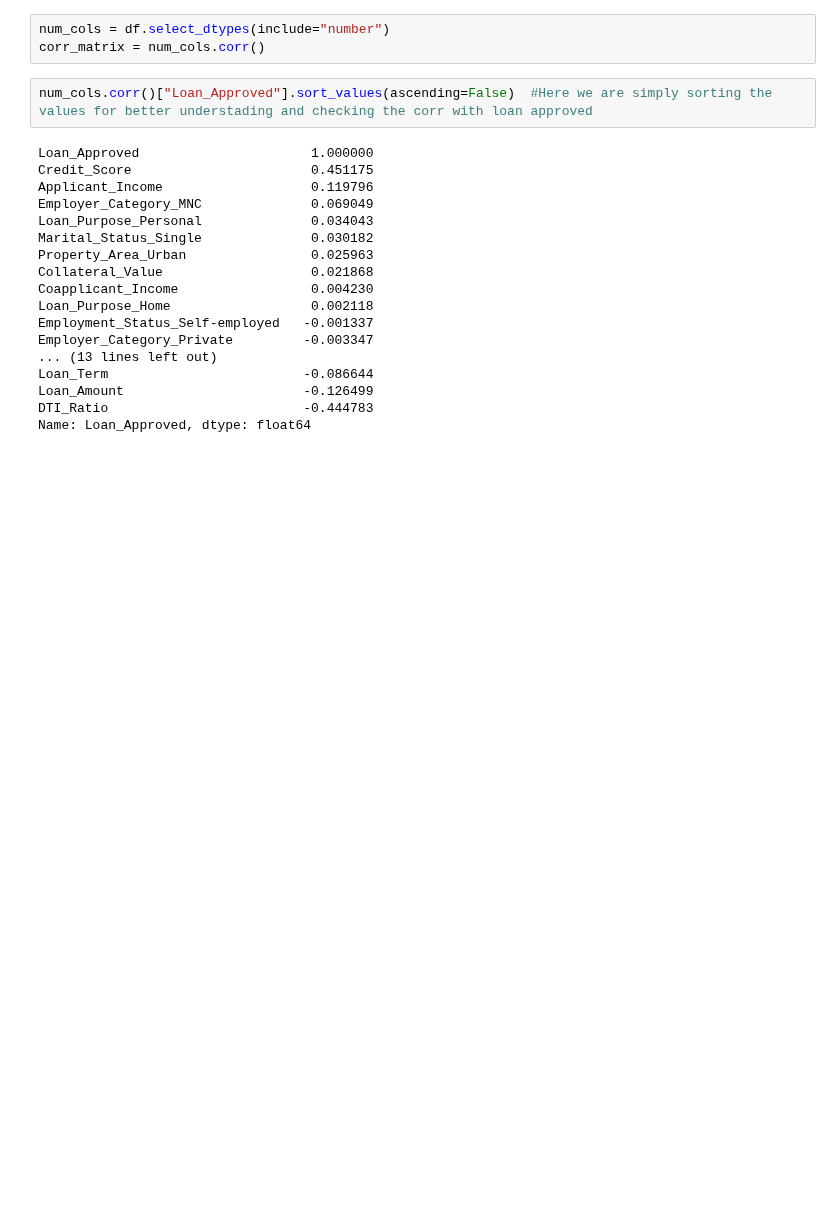
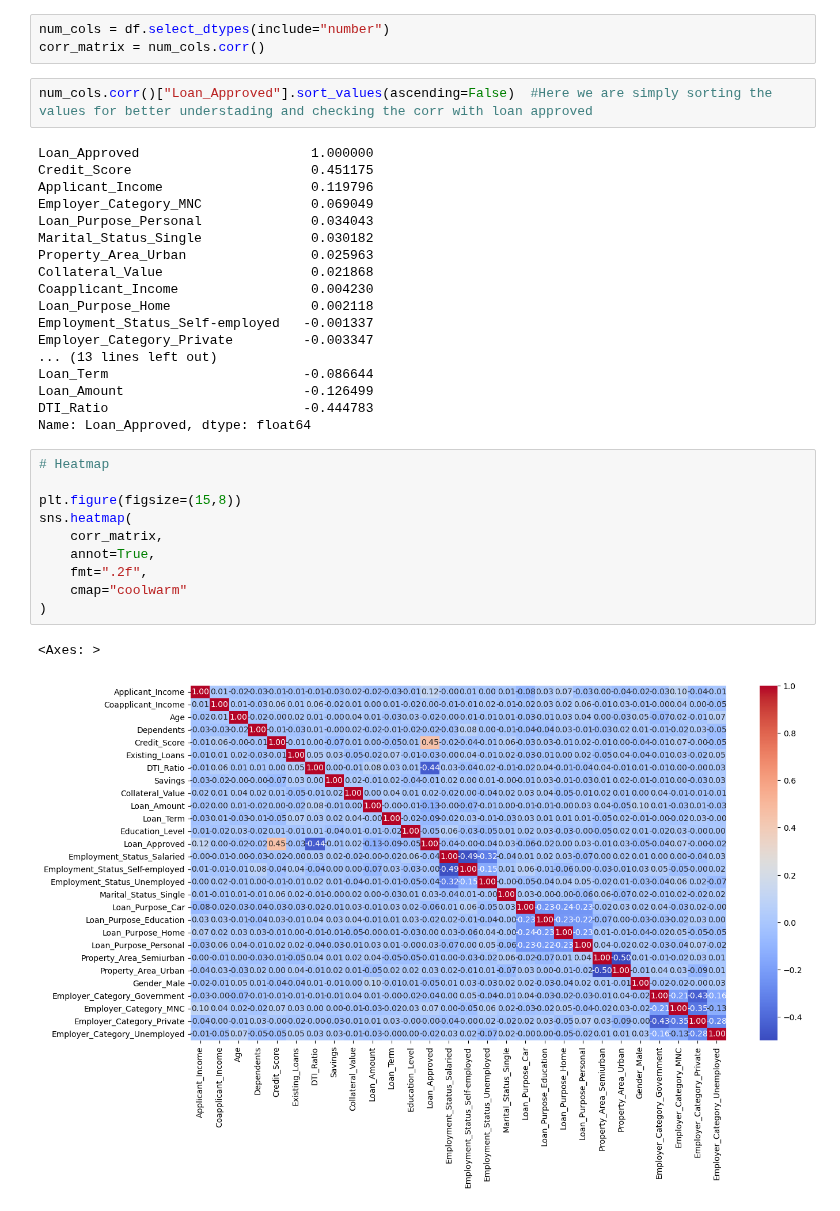
Before and after one commit to SyedMaaz786/AI_ML_Learning, a Jupyter notebook: 4-Supervised_Learning/minor_project-1/cred_wise.ipynb, the cells around one changed output. Saved outputs shown, nothing was run; the diff lists cells and outputs as text; blank space fills up the shorter version.

```diff
--- a/4-Supervised_Learning/minor_project-1/cred_wise.ipynb
+++ b/4-Supervised_Learning/minor_project-1/cred_wise.ipynb
@@ -297,3 +297,16 @@ Loan_Term                         -0.086644
 Loan_Amount                       -0.126499
 DTI_Ratio                         -0.444783
 Name: Loan_Approved, dtype: float64
+# %%
+# Heatmap
+
+plt.figure(figsize=(15,8))
+sns.heatmap(
+    corr_matrix,
+    annot=True,
+    fmt=".2f",
+    cmap="coolwarm"
+)
+# %% [output]
+<Axes: >
+[figure, added]
```
Also changed, not shown: 1 other file.
